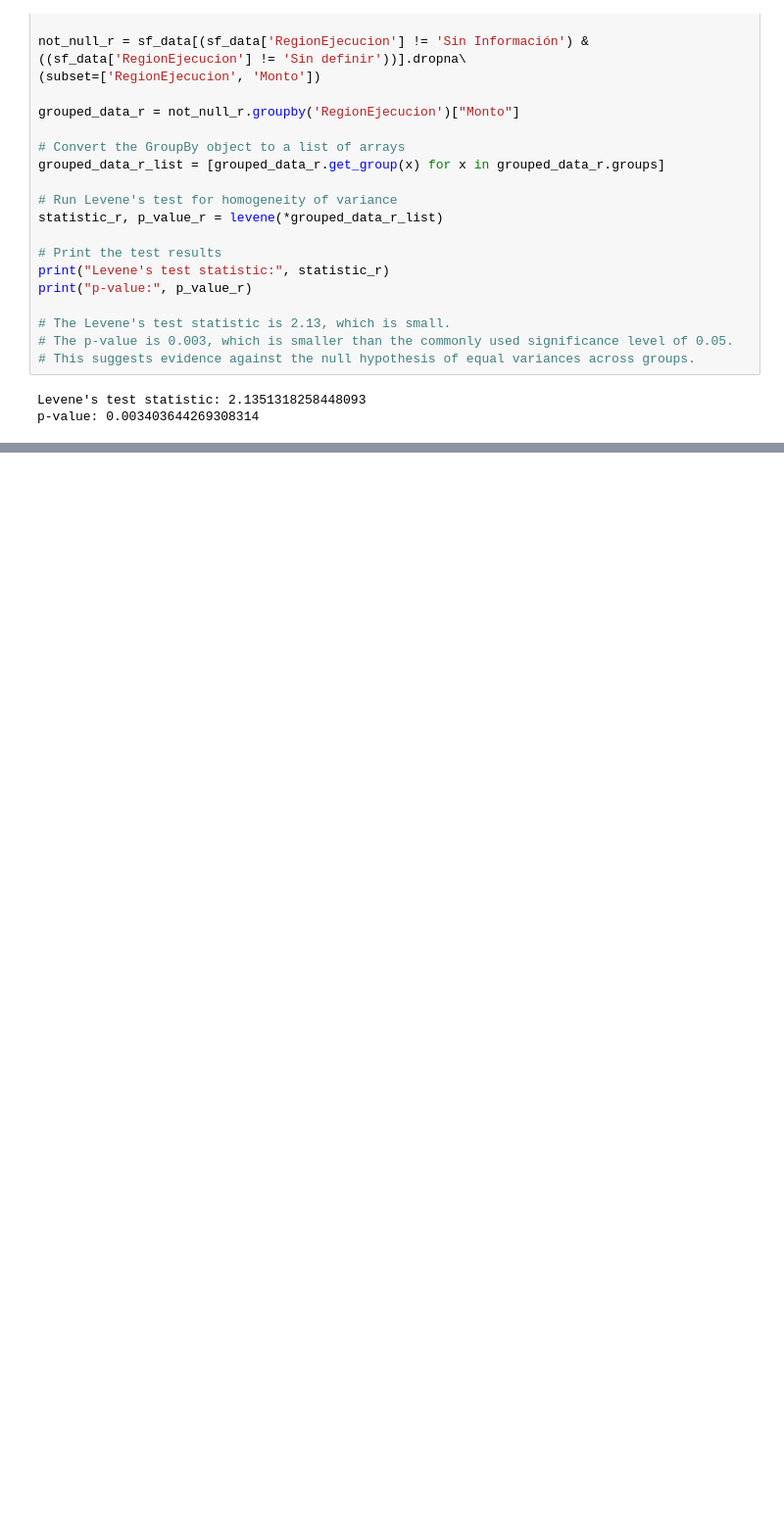
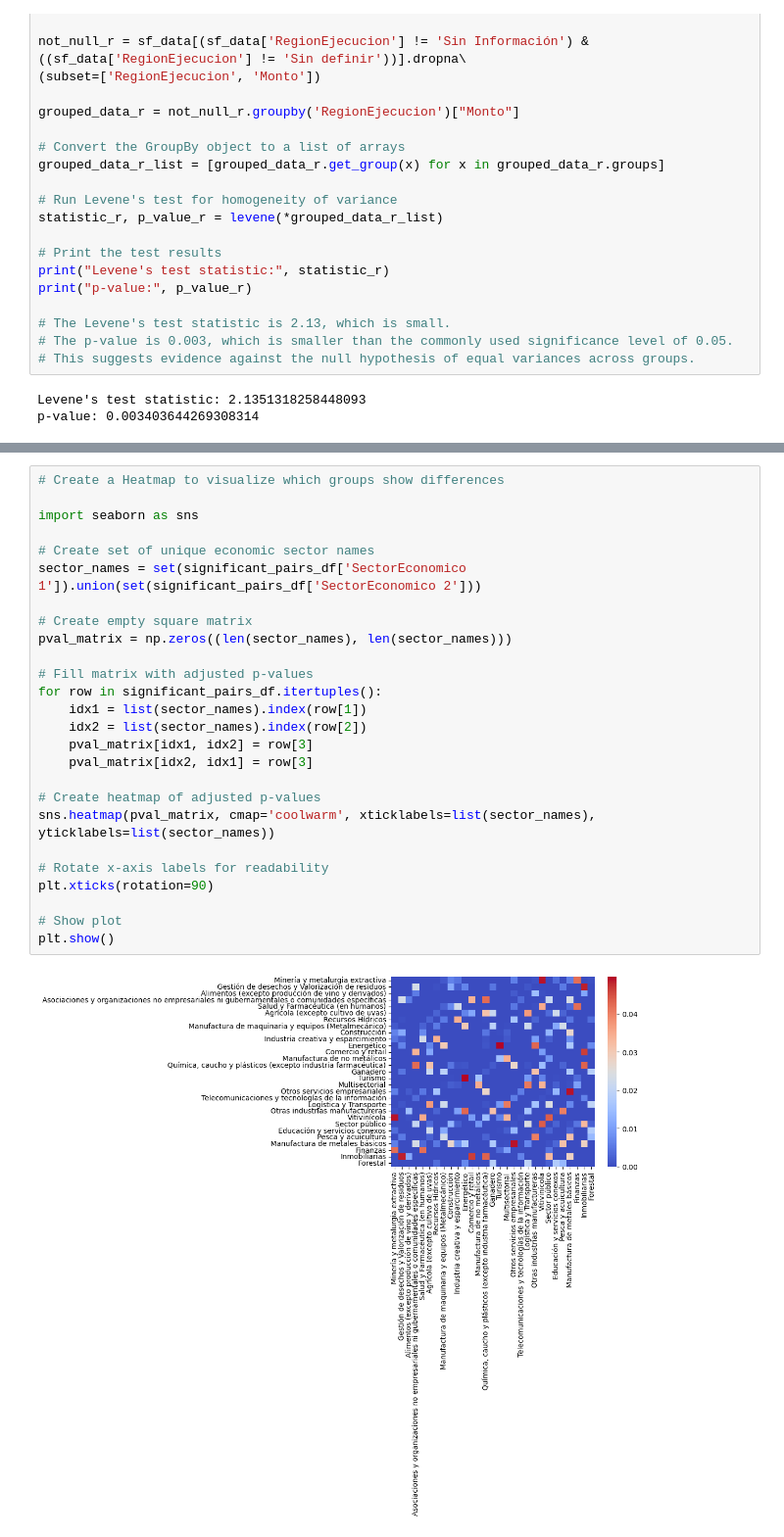
Before and after one commit to Claudio-AhumadaL/Science-and-Technology-in-Chile--State-funding-between-1982-and-2022, a Jupyter notebook: Science and Technology Projects - Funding Awarded by Chilean State between 1982 and 2022.ipynb, the cells around one changed output, grey strips where cells are left out. Shown at 98% size. Drawn from its saved outputs; the diff is of its cells as text; blank space fills up the shorter version.

```diff
--- a/Science and Technology Projects - Funding Awarded by Chilean State between 1982 and 2022.ipynb
+++ b/Science and Technology Projects - Funding Awarded by Chilean State between 1982 and 2022.ipynb
@@ -1378,0 +1438,28 @@ p-value: 0.003403644269308314
+# %%
+# Create a Heatmap to visualize which groups show differences
+
+import seaborn as sns
+
+# Create set of unique economic sector names
+sector_names = set(significant_pairs_df['SectorEconomico 1']).union(set(significant_pairs_df['SectorEconomico 2']))
+
+# Create empty square matrix
+pval_matrix = np.zeros((len(sector_names), len(sector_names)))
+
+# Fill matrix with adjusted p-values
+for row in significant_pairs_df.itertuples():
+    idx1 = list(sector_names).index(row[1])
+    idx2 = list(sector_names).index(row[2])
+    pval_matrix[idx1, idx2] = row[3]
+    pval_matrix[idx2, idx1] = row[3]
+
+# Create heatmap of adjusted p-values
+sns.heatmap(pval_matrix, cmap='coolwarm', xticklabels=list(sector_names), yticklabels=list(sector_names))
+
+# Rotate x-axis labels for readability
+plt.xticks(rotation=90)
+
+# Show plot
+plt.show()
+# %% [output]
+[figure, added]
```
Also changed, not shown: parts of 26 cells of this notebook.
